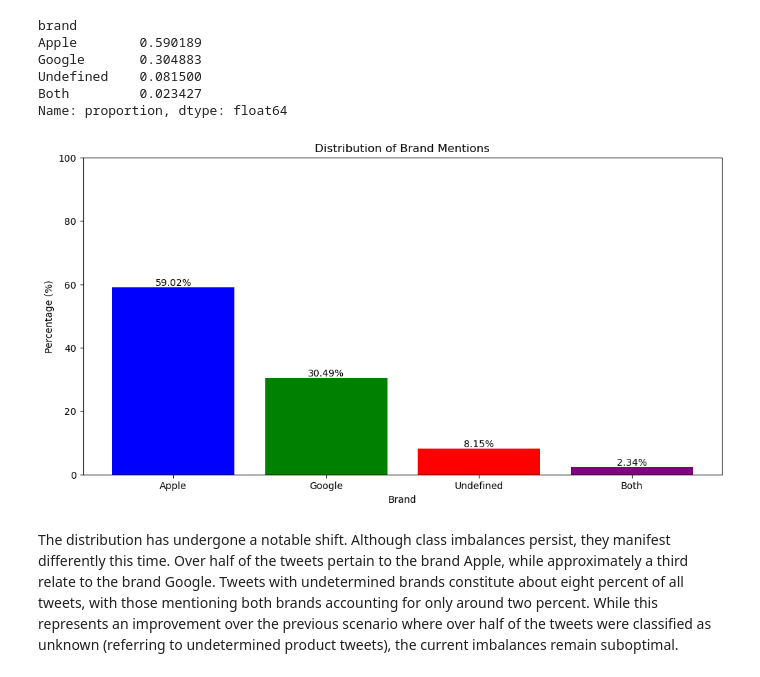
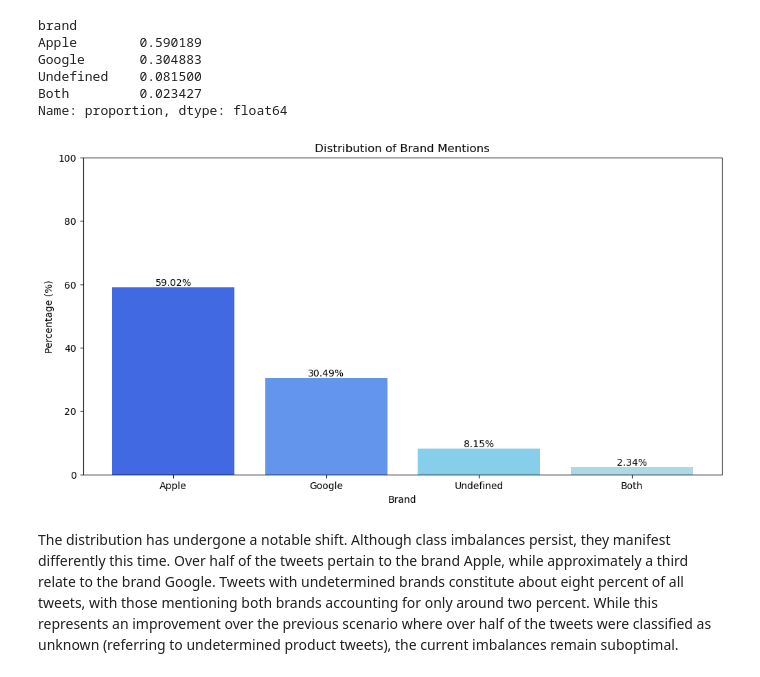
Before and after one commit to KennedyOwinoJnr/Twitter-Sentiment-Analysis, a Jupyter notebook: ProjectNotebook.ipynb, the cells around one changed output. Saved outputs shown, nothing was run; the diff lists cells and outputs as text; code cells hidden in the pictures.

Commit message:
correcting visuals

```diff
--- a/ProjectNotebook.ipynb
+++ b/ProjectNotebook.ipynb
@@ -256,27 +254,28 @@ blue_colors = ['RoyalBlue', 'cornflowerblue' 'SkyBlue', 'LightBlue']
 # %%
 #Visually inspecting the brand distribution
 
 brand_distribution = data['brand'].value_counts(normalize=True).to_dict()
 
 brands = list(brand_distribution.keys())
 percentages = [value * 100 for value in brand_distribution.values()]
 
 # Creating the bar plot
 plt.figure(figsize=(12, 6))
-plt.bar(brands, percentages, color=['blue', 'green', 'red', 'purple'])
+plt.bar(brands, percentages, color = ['RoyalBlue', 'CornflowerBlue', 'SkyBlue', 'LightBlue']
+)
 
 plt.xlabel('Brand')
 plt.ylabel('Percentage (%)')
 plt.title('Distribution of Brand Mentions')
 plt.ylim(0, 100)
 
 # Adding percentage data labels above each bar
 for i, percentage in enumerate(percentages):
     plt.text(i, percentage + 0.5, f'{percentage:.2f}%', ha = 'center')
 
 plt.show()
 # %% [output]
-[figure, old version]
+[figure, new version]
 # %% [markdown]
 The distribution has undergone a notable shift. Although class imbalances persist, they manifest differently this time. Over half of the tweets pertain to the brand Apple, while approximately a third relate to the brand Google. Tweets with undetermined brands constitute about eight percent of all tweets, with those mentioning both brands accounting for only around two percent. While this represents an improvement over the previous scenario where over half of the tweets were classified as unknown (referring to undetermined product tweets), the current imbalances remain suboptimal.
 # %%
```
Also changed, not shown: parts of 2 cells of this notebook.
